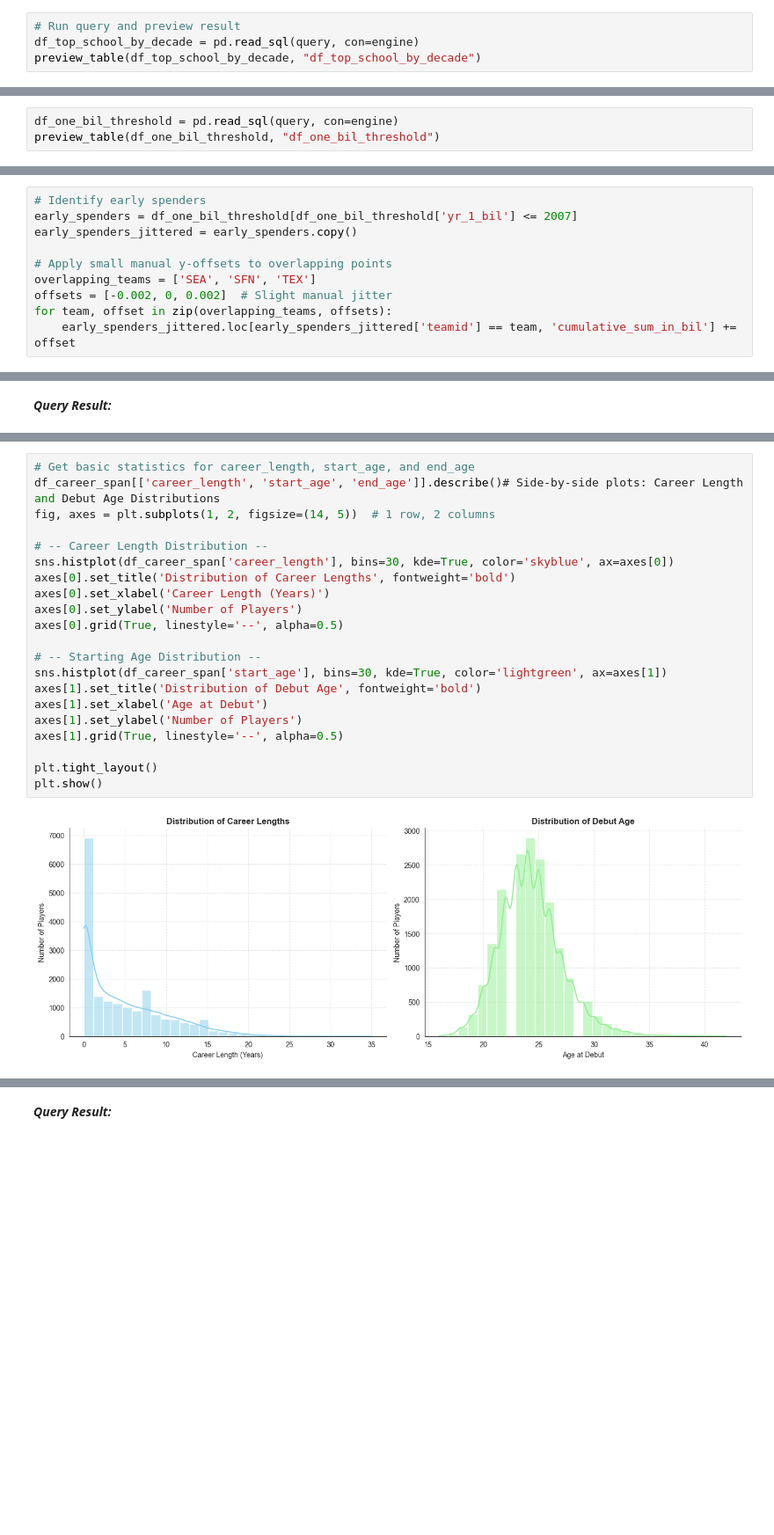
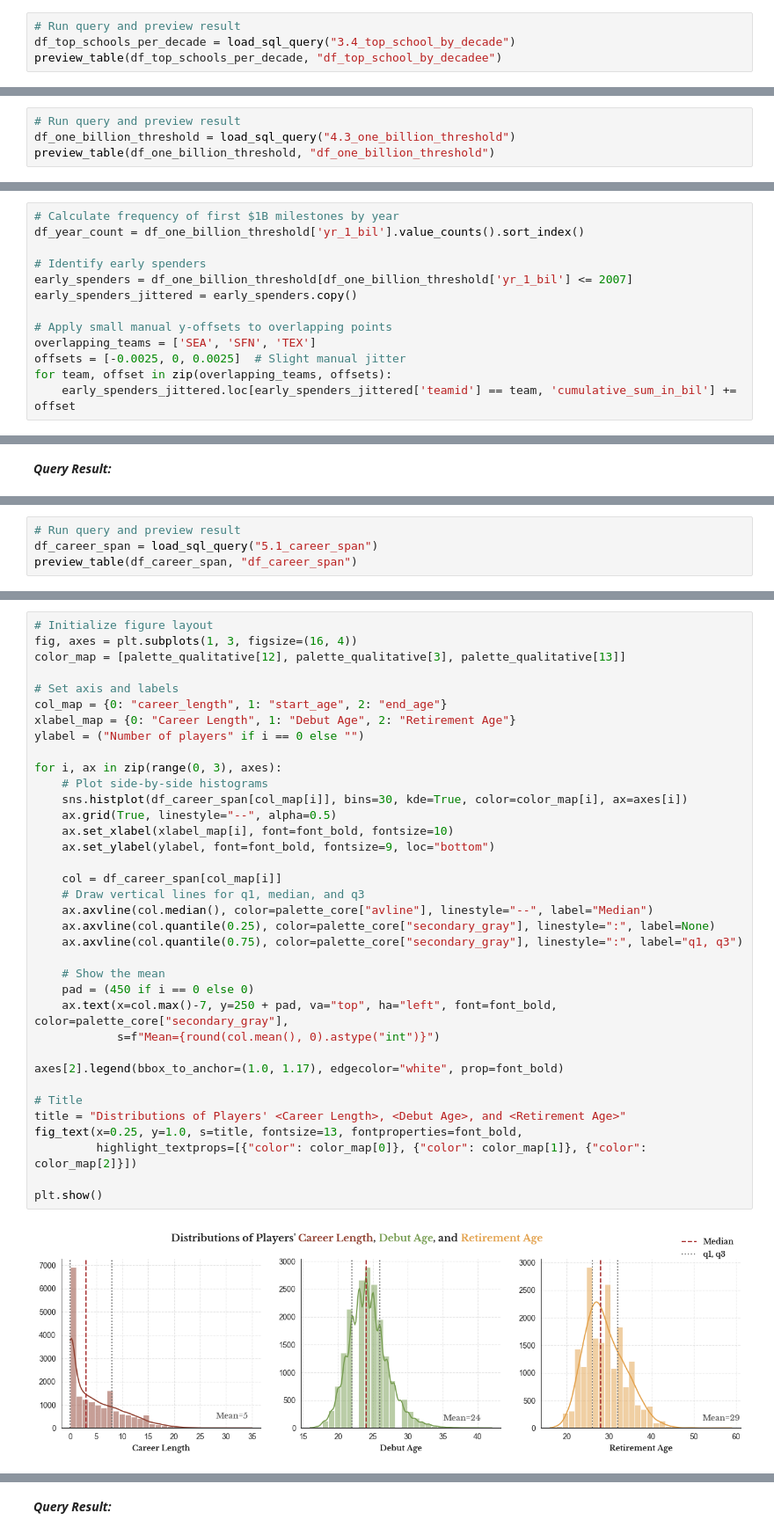
Before and after one commit to shree131/mlb-player-analytics, a Jupyter notebook: NoteBooks/MLB Players Analysis.ipynb, the cells around one changed output, grey strips where cells are left out. Shown at 88% size. Cells and saved outputs as stored; diff of their text form; blank space fills up the shorter version.

```diff
--- a/NoteBooks/MLB Players Analysis.ipynb
+++ b/NoteBooks/MLB Players Analysis.ipynb
@@ -367,5 +430,5 @@ ORDER BY sr.decade DESC;
 # %%
 # Run query and preview result
-df_top_school_by_decade = pd.read_sql(query, con=engine)
-preview_table(df_top_school_by_decade, "df_top_school_by_decade")
+df_top_schools_per_decade = load_sql_query("3.4_top_school_by_decade")
+preview_table(df_top_schools_per_decade, "df_top_school_by_decadee")
 # %% [output]
@@ -627,4 +693,5 @@ WHERE yearid = yr_1_bil;
 # %%
-df_one_bil_threshold = pd.read_sql(query, con=engine)
-preview_table(df_one_bil_threshold, "df_one_bil_threshold")
+# Run query and preview result
+df_one_billion_threshold = load_sql_query("4.3_one_billion_threshold")
+preview_table(df_one_billion_threshold, "df_one_billion_threshold")
 # %% [output]
@@ -648,11 +707,14 @@ df_year_count = df_one_bil_threshold['yr_1_bil'].value_counts().sort_index()
 # %%
+# Calculate frequency of first $1B milestones by year
+df_year_count = df_one_billion_threshold['yr_1_bil'].value_counts().sort_index()
+
 # Identify early spenders
-early_spenders = df_one_bil_threshold[df_one_bil_threshold['yr_1_bil'] <= 2007]
+early_spenders = df_one_billion_threshold[df_one_billion_threshold['yr_1_bil'] <= 2007]
 early_spenders_jittered = early_spenders.copy()
 
 # Apply small manual y-offsets to overlapping points
 overlapping_teams = ['SEA', 'SFN', 'TEX']
-offsets = [-0.002, 0, 0.002]  # Slight manual jitter
+offsets = [-0.0025, 0, 0.0025]  # Slight manual jitter
 for team, offset in zip(overlapping_teams, offsets):
     early_spenders_jittered.loc[early_spenders_jittered['teamid'] == team, 'cumulative_sum_in_bil'] += offset
 # %% [markdown]
@@ -803,0 +822,4 @@ preview_table(df_career_span, "df_career_span")
+# %%
+# Run query and preview result
+df_career_span = load_sql_query("5.1_career_span")
+preview_table(df_career_span, "df_career_span")
@@ -821,24 +836,39 @@ df_career_span[['career_length', 'start_age', 'end_age']].describe()
 # %%
-# Get basic statistics for career_length, start_age, and end_age
-df_career_span[['career_length', 'start_age', 'end_age']].describe()# Side-by-side plots: Career Length and Debut Age Distributions
-fig, axes = plt.subplots(1, 2, figsize=(14, 5))  # 1 row, 2 columns
+# Initialize figure layout
+fig, axes = plt.subplots(1, 3, figsize=(16, 4))
+color_map = [palette_qualitative[12], palette_qualitative[3], palette_qualitative[13]]
 
-# -- Career Length Distribution --
-sns.histplot(df_career_span['career_length'], bins=30, kde=True, color='skyblue', ax=axes[0])
-axes[0].set_title('Distribution of Career Lengths', fontweight='bold')
-axes[0].set_xlabel('Career Length (Years)')
-axes[0].set_ylabel('Number of Players')
-axes[0].grid(True, linestyle='--', alpha=0.5)
+# Set axis and labels
+col_map = {0: "career_length", 1: "start_age", 2: "end_age"}
+xlabel_map = {0: "Career Length", 1: "Debut Age", 2: "Retirement Age"}
+ylabel = ("Number of players" if i == 0 else "")
 
-# -- Starting Age Distribution --
-sns.histplot(df_career_span['start_age'], bins=30, kde=True, color='lightgreen', ax=axes[1])
-axes[1].set_title('Distribution of Debut Age', fontweight='bold')
-axes[1].set_xlabel('Age at Debut')
-axes[1].set_ylabel('Number of Players')
-axes[1].grid(True, linestyle='--', alpha=0.5)
+for i, ax in zip(range(0, 3), axes):
+    # Plot side-by-side histograms
+    sns.histplot(df_career_span[col_map[i]], bins=30, kde=True, color=color_map[i], ax=axes[i])
+    ax.grid(True, linestyle="--", alpha=0.5)
+    ax.set_xlabel(xlabel_map[i], font=font_bold, fontsize=10)
+    ax.set_ylabel(ylabel, font=font_bold, fontsize=9, loc="bottom")
 
-plt.tight_layout()
+    col = df_career_span[col_map[i]]
+    # Draw vertical lines for q1, median, and q3
+    ax.axvline(col.median(), color=palette_core["avline"], linestyle="--", label="Median")
+    ax.axvline(col.quantile(0.25), color=palette_core["secondary_gray"], linestyle=":", label=None)
+    ax.axvline(col.quantile(0.75), color=palette_core["secondary_gray"], linestyle=":", label="q1, q3")
+
+    # Show the mean
+    pad = (450 if i == 0 else 0)
+    ax.text(x=col.max()-7, y=250 + pad, va="top", ha="left", font=font_bold, color=palette_core["secondary_gray"],
+            s=f"Mean={round(col.mean(), 0).astype("int")}")
+
+axes[2].legend(bbox_to_anchor=(1.0, 1.17), edgecolor="white", prop=font_bold)
+
+# Title
+title = "Distributions of Players' <Career Length>, <Debut Age>, and <Retirement Age>"
+fig_text(x=0.25, y=1.0, s=title, fontsize=13, fontproperties=font_bold,
+         highlight_textprops=[{"color": color_map[0]}, {"color": color_map[1]}, {"color": color_map[2]}])
+
 plt.show()
 # %% [output]
-[figure, old version]
+[figure, new version]
 # %% [markdown]
```
Also changed, not shown: parts of 132 cells of this notebook, 12 other files.
